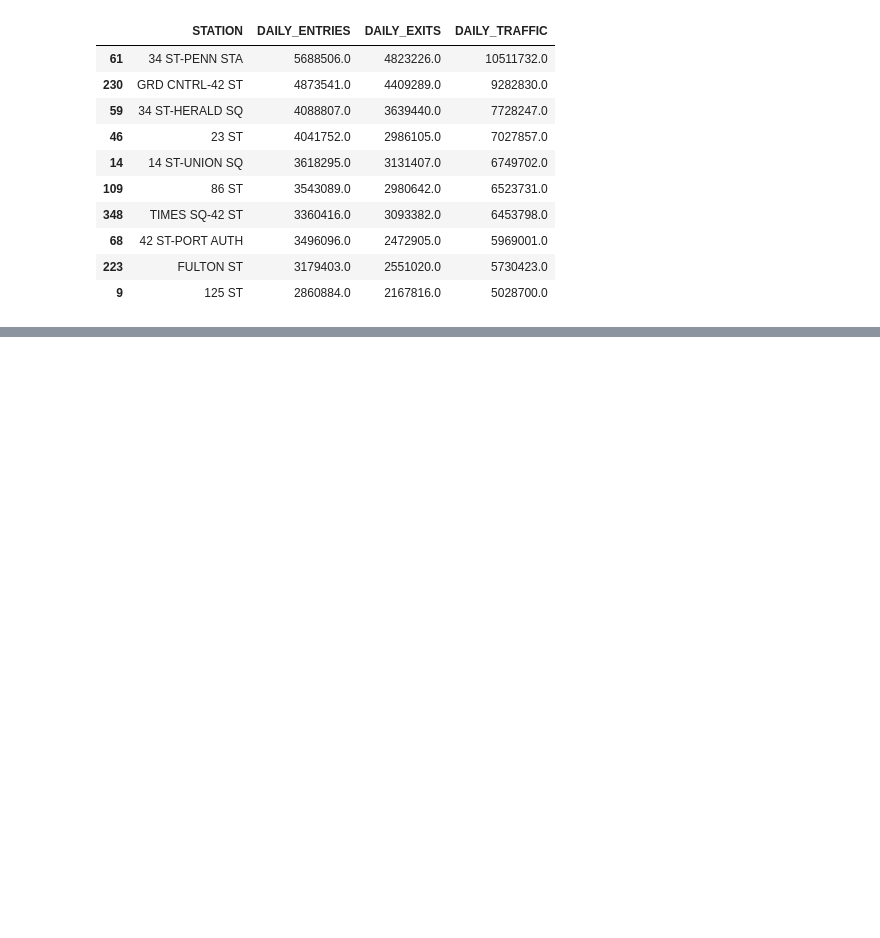
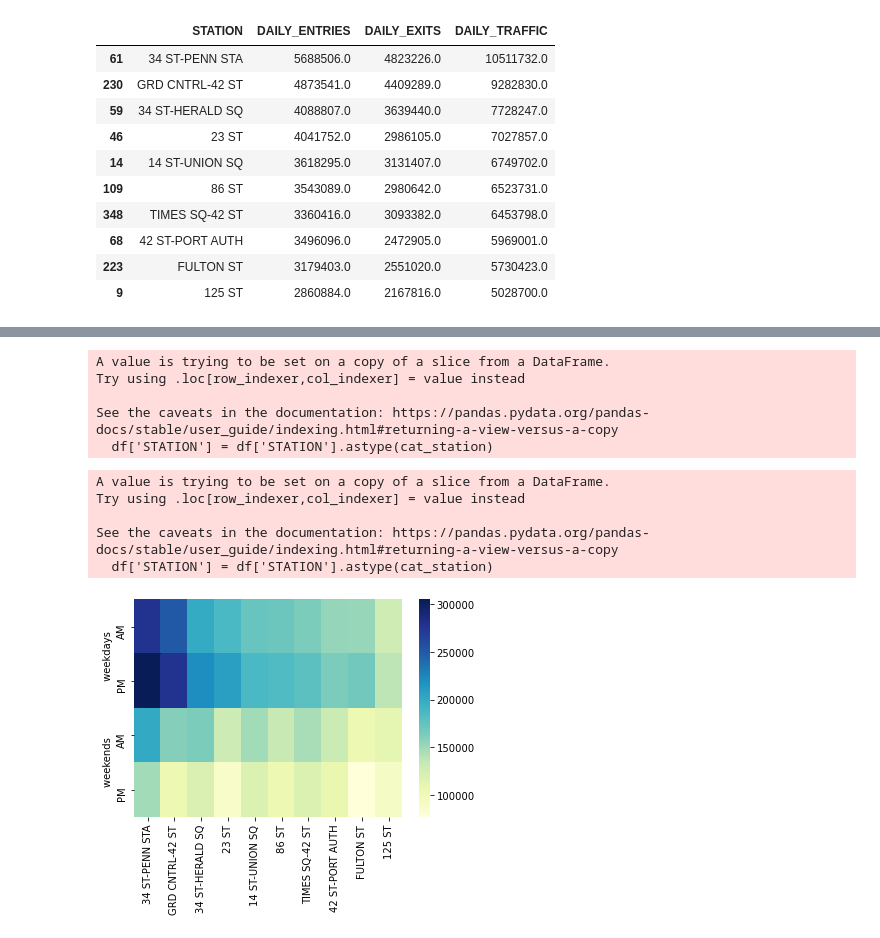
Before and after one commit to weizhao-BME/metis-project1, a Jupyter notebook: fresh_start_wei.ipynb, the cells around one changed output, grey strips where cells are left out. Drawn from its saved outputs; the diff is of its cells as text; code cells hidden in the pictures; blank space fills up the shorter version.

```diff
--- a/fresh_start_wei.ipynb
+++ b/fresh_start_wei.ipynb
@@ -148,0 +214,59 @@ sns.despine()
+# %%
+# get weekday AMPM data
+mask = generate_mask_for_top10_station(top_10_station, weekdays)
+# must get the total number for each station, then do average over the selected peroid
+t_wkd = weekdays[mask].groupby(["STATION","DATE","DAY_NAME","AMPM"],as_index=False).sum()
+t_wkd = t_wkd.groupby(["STATION","AMPM"],as_index=False).mean()
+
+t_wkd = t_wkd.drop(["DAILY_ENTRIES", "DAILY_EXITS"],axis=1)
+
+t_wkd_am = t_wkd[t_wkd["AMPM"] == "AM"]
+t_wkd_am = sort_by_station(top_10_station, t_wkd_am)
+
+t_wkd_pm = t_wkd[t_wkd["AMPM"] == "PM"]
+t_wkd_pm = sort_by_station(top_10_station, t_wkd_pm)
+# %% [output]
+A value is trying to be set on a copy of a slice from a DataFrame.
+Try using .loc[row_indexer,col_indexer] = value instead
+
+See the caveats in the documentation: https://pandas.pydata.org/pandas-docs/stable/user_guide/indexing.html#returning-a-view-versus-a-copy
+  df['STATION'] = df['STATION'].astype(cat_station)
+# %%
+# get weekend  AMPM data
+mask = generate_mask_for_top10_station(top_10_station, weekends)
+# must get the total number for each station, then do average over the selected peroid
+t_wke = weekends[mask].groupby(["STATION","DATE","DAY_NAME","AMPM"],as_index=False).sum()
+t_wke = t_wke.groupby(["STATION","AMPM"],as_index=False).mean()
+
+t_wke = t_wke.drop(["DAILY_ENTRIES", "DAILY_EXITS"],axis=1)
+
+t_wke_am = t_wke[t_wke["AMPM"] == "AM"]
+t_wke_am = sort_by_station(top_10_station, t_wke_am)
+
+t_wke_pm = t_wke[t_wke["AMPM"] == "PM"]
+t_wke_pm = sort_by_station(top_10_station, t_wke_pm)
+# %% [output]
+A value is trying to be set on a copy of a slice from a DataFrame.
+Try using .loc[row_indexer,col_indexer] = value instead
+
+See the caveats in the documentation: https://pandas.pydata.org/pandas-docs/stable/user_guide/indexing.html#returning-a-view-versus-a-copy
+  df['STATION'] = df['STATION'].astype(cat_station)
+# %%
+m = np.zeros((4, len(top_10_station)))
+m[0,:] = t_wkd_am["DAILY_TRAFFIC"].to_numpy()
+m[1,:] = t_wkd_pm["DAILY_TRAFFIC"].to_numpy()
+m[2,:] = t_wke_am["DAILY_TRAFFIC"].to_numpy()
+m[3,:] = t_wke_pm["DAILY_TRAFFIC"].to_numpy()
+
+
+xticklabels = top_10_station
+yticklabels = ["AM", "PM","AM", "PM"]
+h = sns.heatmap(m,cmap= "YlGnBu"
+            , annot=False
+           ,xticklabels=xticklabels
+           ,yticklabels=yticklabels
+           ); #coolwarm; #YlGnBu
+h.set_xticklabels(h.get_xticklabels(), rotation=90);
+plt.ylabel("weekends                  weekdays");
+# %% [output]
+[figure, added]
```
Also changed, not shown: parts of 13 cells of this notebook.
